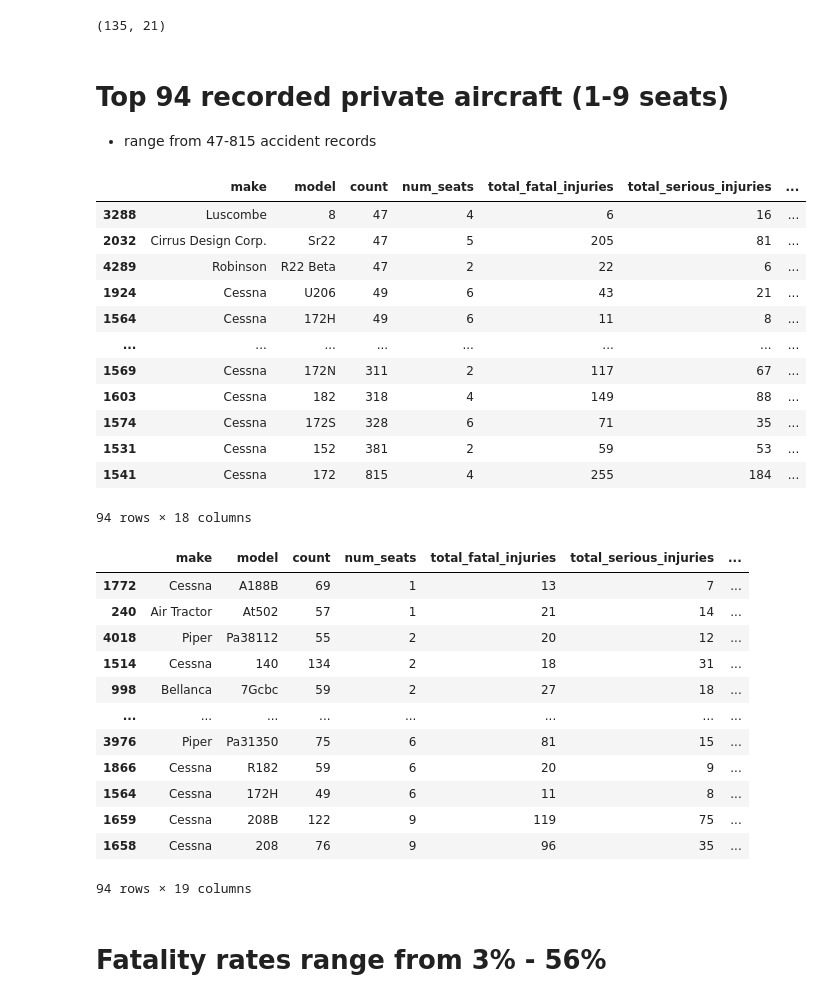
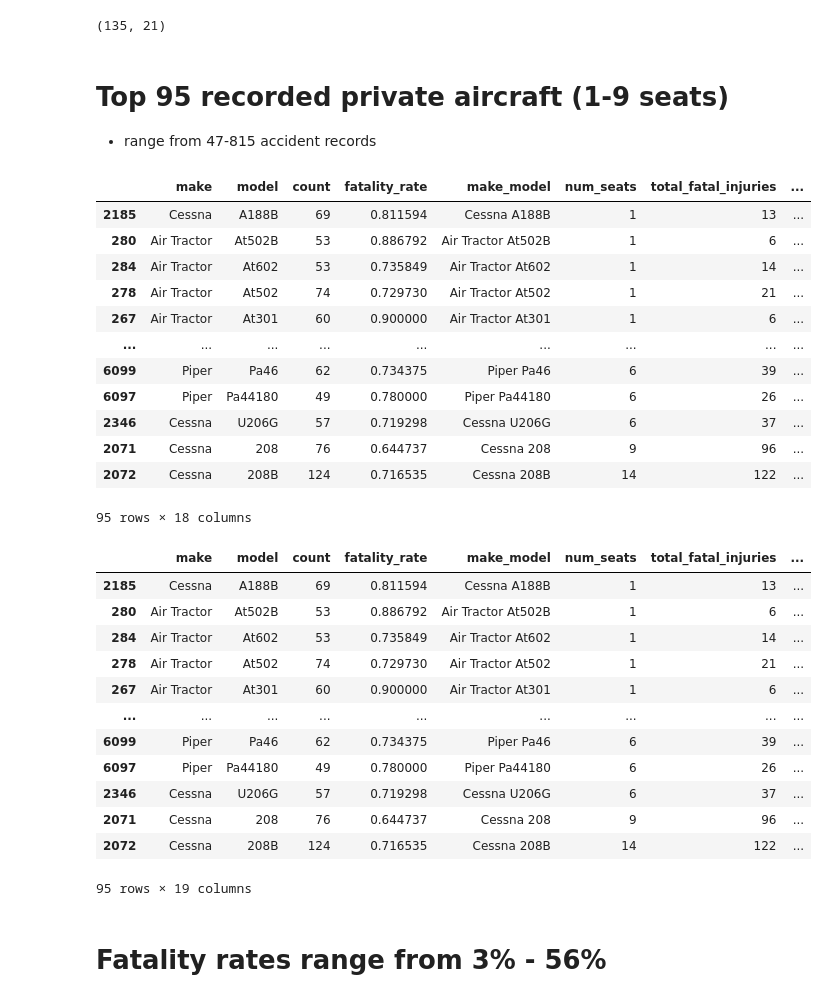
Before and after one commit to dvdhartsman/phase_1_project, a Jupyter notebook: heaths_notebooks/cleaning_4.ipynb, the cells around one changed output. Saved outputs shown, nothing was run; the diff lists cells and outputs as text; code cells hidden in the pictures.

Commit message:
pushed FINAL version of top_100_models to main branch

```diff
--- a/heaths_notebooks/cleaning_4.ipynb
+++ b/heaths_notebooks/cleaning_4.ipynb
@@ -434,44 +456,44 @@ engine_4.shape
 # %% [output]
 (135, 21)
 # %% [markdown]
-# Top 94 recorded private aircraft (1-9 seats)
+# Top 95 recorded private aircraft (1-9 seats)
 
 - range from 47-815 accident records
 # %%
-private_planes = top_100.sort_values(by='num_seats').head(94)
-private_planes.sort_values(by='count')
+private_planes = top_100.sort_values(by='num_seats').head(95)
+private_planes
 # %% [output]
-|  | make | model | count | num_seats | total_fatal_injuries | total_serious_injuries | ... |
-| 3288 | Luscombe | 8 | 47 | 4 | 6 | 16 | ... |
-| 2032 | Cirrus Design Corp. | Sr22 | 47 | 5 | 205 | 81 | ... |
-| 4289 | Robinson | R22 Beta | 47 | 2 | 22 | 6 | ... |
-| 1924 | Cessna | U206 | 49 | 6 | 43 | 21 | ... |
-| 1564 | Cessna | 172H | 49 | 6 | 11 | 8 | ... |
-| ... | ... | ... | ... | ... | ... | ... | ... |
-| 1569 | Cessna | 172N | 311 | 2 | 117 | 67 | ... |
-| 1603 | Cessna | 182 | 318 | 4 | 149 | 88 | ... |
-| 1574 | Cessna | 172S | 328 | 6 | 71 | 35 | ... |
-| 1531 | Cessna | 152 | 381 | 2 | 59 | 53 | ... |
-| 1541 | Cessna | 172 | 815 | 4 | 255 | 184 | ... |
+|  | make | model | count | fatality_rate | make_model | num_seats | total_fatal_injuries | ... |
+| 2185 | Cessna | A188B | 69 | 0.811594 | Cessna A188B | 1 | 13 | ... |
+| 280 | Air Tractor | At502B | 53 | 0.886792 | Air Tractor At502B | 1 | 6 | ... |
+| 284 | Air Tractor | At602 | 53 | 0.735849 | Air Tractor At602 | 1 | 14 | ... |
+| 278 | Air Tractor | At502 | 74 | 0.729730 | Air Tractor At502 | 1 | 21 | ... |
+| 267 | Air Tractor | At301 | 60 | 0.900000 | Air Tractor At301 | 1 | 6 | ... |
+| ... | ... | ... | ... | ... | ... | ... | ... | ... |
+| 6099 | Piper | Pa46 | 62 | 0.734375 | Piper Pa46 | 6 | 39 | ... |
+| 6097 | Piper | Pa44180 | 49 | 0.780000 | Piper Pa44180 | 6 | 26 | ... |
+| 2346 | Cessna | U206G | 57 | 0.719298 | Cessna U206G | 6 | 37 | ... |
+| 2071 | Cessna | 208 | 76 | 0.644737 | Cessna 208 | 9 | 96 | ... |
+| 2072 | Cessna | 208B | 124 | 0.716535 | Cessna 208B | 14 | 122 | ... |
-94 rows × 18 columns
+95 rows × 18 columns
 # %%
 # Seperate private planes by seat size (1 seat, 2-4 seats, 5-9 seats)
 private_planes['seat_range'] = private_planes['num_seats'].map(lambda x: '1' if x == 1 else '2-4' if x < 5 else '5-9')
 private_planes
 # %% [output]
-|  | make | model | count | num_seats | total_fatal_injuries | total_serious_injuries | ... |
-| 1772 | Cessna | A188B | 69 | 1 | 13 | 7 | ... |
-| 240 | Air Tractor | At502 | 57 | 1 | 21 | 14 | ... |
-| 4018 | Piper | Pa38112 | 55 | 2 | 20 | 12 | ... |
-| 1514 | Cessna | 140 | 134 | 2 | 18 | 31 | ... |
-| 998 | Bellanca | 7Gcbc | 59 | 2 | 27 | 18 | ... |
-| ... | ... | ... | ... | ... | ... | ... | ... |
-| 3976 | Piper | Pa31350 | 75 | 6 | 81 | 15 | ... |
-| 1866 | Cessna | R182 | 59 | 6 | 20 | 9 | ... |
-| 1564 | Cessna | 172H | 49 | 6 | 11 | 8 | ... |
-| 1659 | Cessna | 208B | 122 | 9 | 119 | 75 | ... |
-| 1658 | Cessna | 208 | 76 | 9 | 96 | 35 | ... |
+|  | make | model | count | fatality_rate | make_model | num_seats | total_fatal_injuries | ... |
+| 2185 | Cessna | A188B | 69 | 0.811594 | Cessna A188B | 1 | 13 | ... |
+| 280 | Air Tractor | At502B | 53 | 0.886792 | Air Tractor At502B | 1 | 6 | ... |
+| 284 | Air Tractor | At602 | 53 | 0.735849 | Air Tractor At602 | 1 | 14 | ... |
+| 278 | Air Tractor | At502 | 74 | 0.729730 | Air Tractor At502 | 1 | 21 | ... |
+| 267 | Air Tractor | At301 | 60 | 0.900000 | Air Tractor At301 | 1 | 6 | ... |
+| ... | ... | ... | ... | ... | ... | ... | ... | ... |
+| 6099 | Piper | Pa46 | 62 | 0.734375 | Piper Pa46 | 6 | 39 | ... |
+| 6097 | Piper | Pa44180 | 49 | 0.780000 | Piper Pa44180 | 6 | 26 | ... |
+| 2346 | Cessna | U206G | 57 | 0.719298 | Cessna U206G | 6 | 37 | ... |
+| 2071 | Cessna | 208 | 76 | 0.644737 | Cessna 208 | 9 | 96 | ... |
+| 2072 | Cessna | 208B | 124 | 0.716535 | Cessna 208B | 14 | 122 | ... |
-94 rows × 19 columns
+95 rows × 19 columns
 # %% [markdown]
 # Fatality rates range from 3% - 56%
 # %% [markdown]
```
Also changed, not shown: parts of 13 cells of this notebook, 2 other files.
